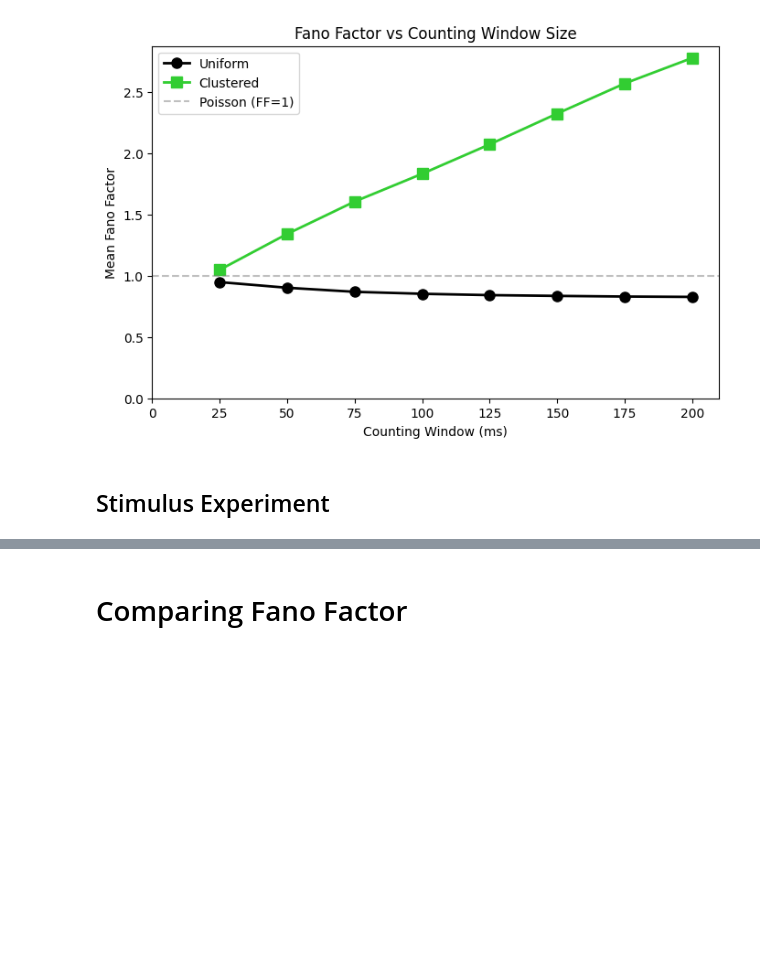
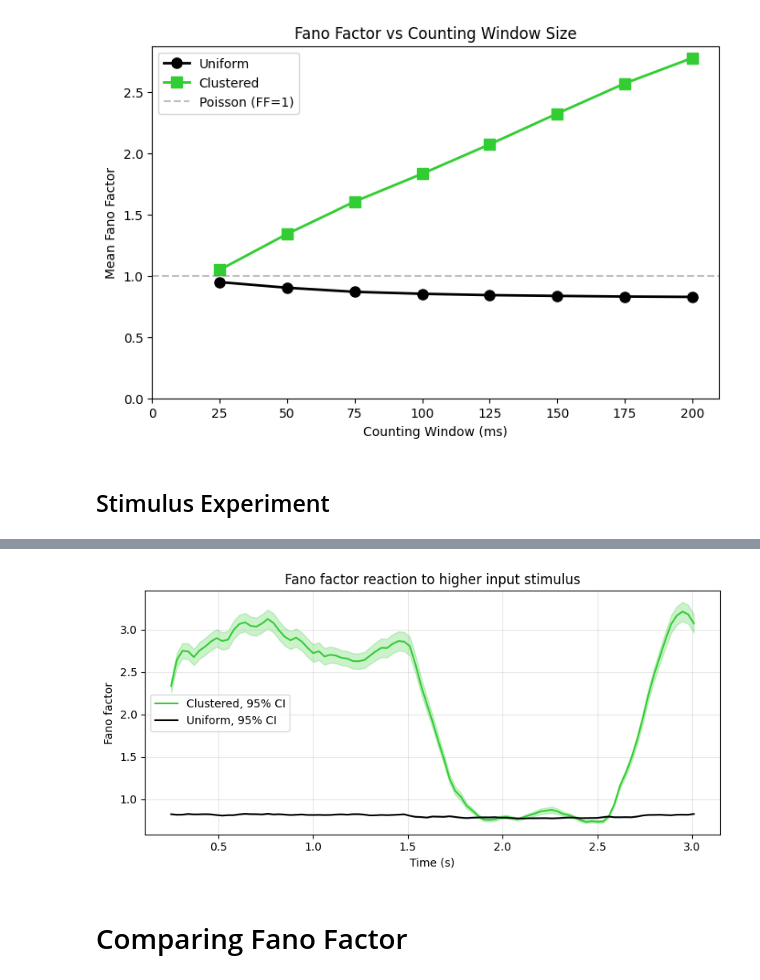
Before and after one commit to arjunpur/clustered-networks, a Jupyter notebook: base_model.ipynb, the cells around one changed output, grey strips where cells are left out. Drawn from its saved outputs; the diff is of its cells as text; code cells hidden in the pictures; blank space fills up the shorter version.

Commit message:
Fano factor for stimulus experiment

```diff
--- a/base_model.ipynb
+++ b/base_model.ipynb
@@ -205,3 +294,54 @@ plt.show()
+# %%
+def mean_std(fano):
+    mean_fano = np.nanmean(fano, axis=1)
+
+    std_fano  = np.nanstd(fano, axis=1, ddof=1)
+    n = np.sum(~np.isnan(fano), axis=1)
+
+    sem = std_fano / np.sqrt(n)
+    ci95 = 1.96 * sem
+
+    lower = mean_fano - ci95
+    upper = mean_fano + ci95
+
+    return mean_fano, lower, upper
+# %%
+clustered_fano = compute_fano_factor(clustered_spike_counts)
+uniform_fano = compute_fano_factor(uniform_spike_counts)
+
+clustered_mean, clustered_lower, clustered_upper = mean_std(clustered_fano)
+uniform_mean, uniform_lower, uniform_upper = mean_std(uniform_fano)
+# %%
+timepoints = fano_window + np.arange(nr_of_windows) * window_shift
+
+plt.figure(figsize=(8, 4))
+plt.plot(timepoints, clustered_mean, linewidth=1.5, label="Clustered, 95% CI", color="limegreen")
+plt.fill_between(
+    timepoints,
+    clustered_lower,
+    clustered_upper,
+    alpha=0.25,
+    color="limegreen"
+)
+
+plt.plot(timepoints, uniform_mean, linewidth=1.5, label="Uniform, 95% CI", color="black")
+plt.fill_between(
+    timepoints,
+    uniform_lower,
+    uniform_upper,
+    alpha=0.25
+)
+
+plt.xlabel("Time (s)")
+plt.ylabel("Fano factor")
+plt.title("Fano factor reaction to higher input stimulus")
+plt.grid(True, alpha=0.3)
+
+plt.legend()
+plt.tight_layout()
+plt.show()
+# %% [output]
+[figure, added]
 # %% [markdown]
 # Comparing Fano Factor
 # %%
```
Also changed, not shown: parts of 7 cells of this notebook.
